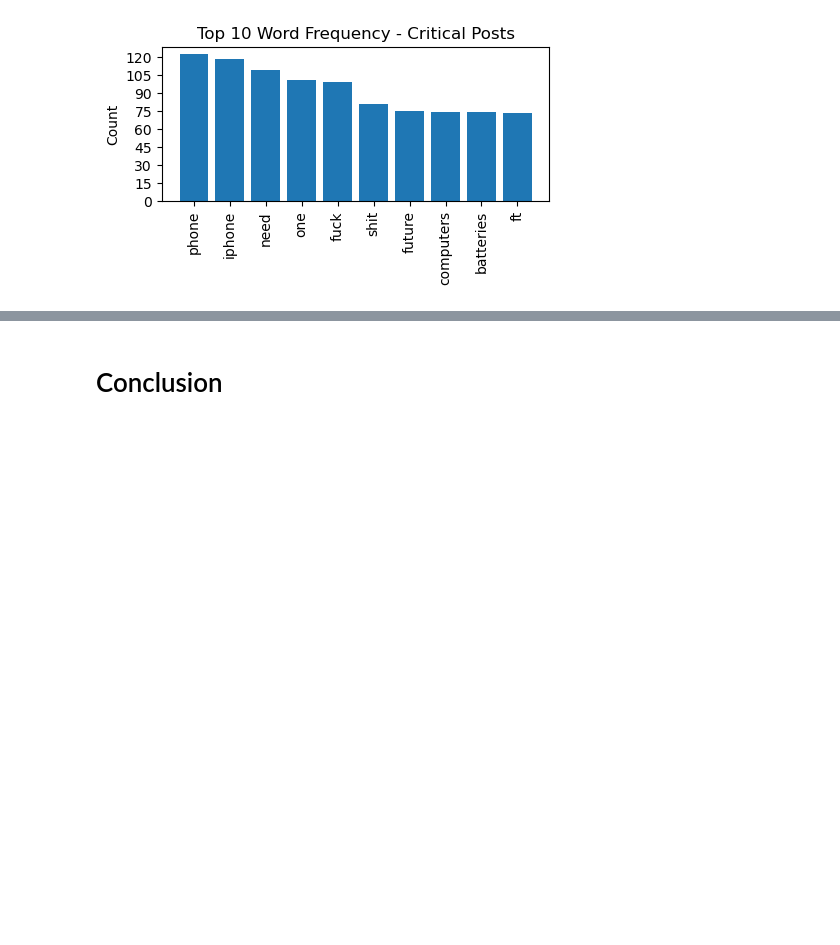
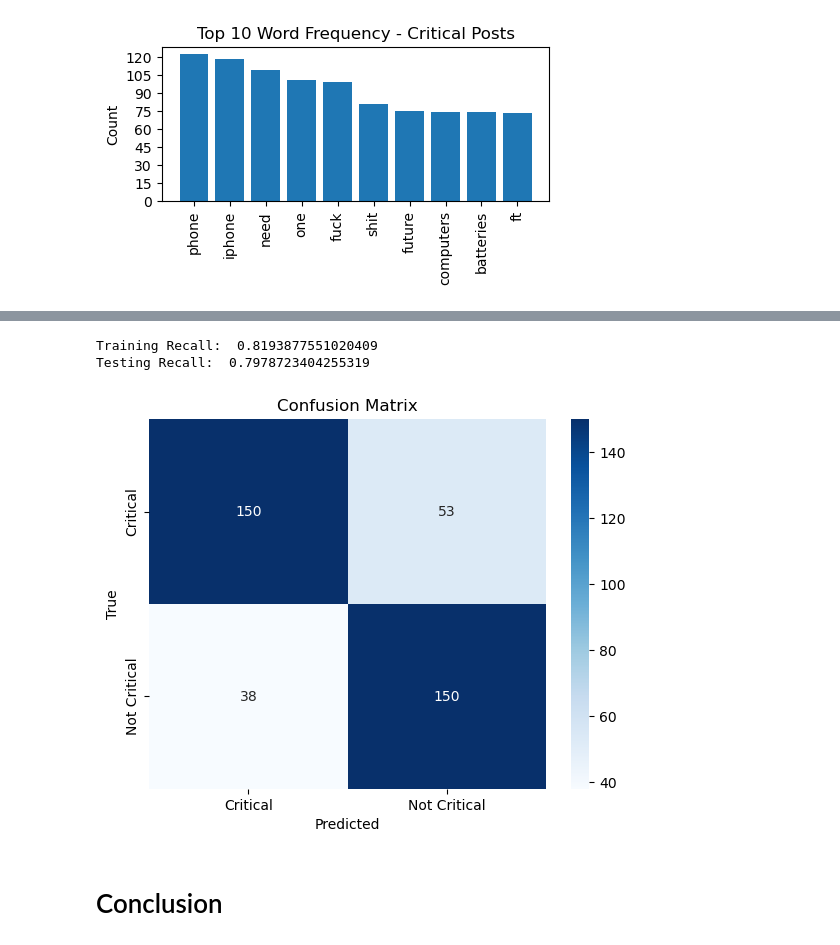
Before and after one commit to mkearns17/NLP_Project, a Jupyter notebook: notebook.ipynb, the cells around one changed output, grey strips where cells are left out. Saved outputs shown, nothing was run; the diff lists cells and outputs as text; code cells hidden in the pictures; blank space fills up the shorter version.

Commit message:
Updated models & markdowns/comments

```diff
--- a/notebook.ipynb
+++ b/notebook.ipynb
@@ -349,9 +333,11 @@ There is slight improvement as we are getting closer to 53% accuracy.
 from sklearn.ensemble import RandomForestClassifier
 from sklearn.model_selection import GridSearchCV
 
+#define pipeline
 pipe3 = Pipeline([('tfidf', TfidfVectorizer(max_features=2000,
                                             stop_words=lemmatized_stopwords,
-                                            tokenizer = lemmatize_tokenize)),
+                                            tokenizer = lemmatize_tokenize,
+                                            token_pattern=None)),
                   ('RF', RandomForestClassifier(random_state = 42))
                  ])
 
@@ -361,3 +347,9 @@ param_grid = {
     'RF__max_depth': [3, 5, 10],
     'RF__min_samples_split': [2, 5, 10],
     'RF__min_samples_leaf': [1, 2, 4],}
+
+# Define a grid search
+gridsearch = GridSearchCV(pipe3,param_grid,scoring = 'recall', cv = 5,return_train_score = True)
+
+# Fit the training data
+gridsearch.fit(X_train,y_train)
@@ -405,5 +395,15 @@ rf_model_optimized_cv
 # %%
-#Instantiate final model
-final_model = rf_model_optimized
-final_model.fit(X_train_vectorized, y_train_binary)
-final_model.score(X_train_vectorized, y_train_binary)
+#Define Final Model
+final_model = Pipeline([('tfidf', TfidfVectorizer(max_features=2000,
+                                            stop_words=lemmatized_stopwords,
+                                            tokenizer = lemmatize_tokenize,
+                                            token_pattern=None)),
+                  ('RF', RandomForestClassifier(max_depth = 3,
+                                                min_samples_leaf = 4,
+                                                min_samples_split = 2,
+                                                n_estimators = 200,
+                                                random_state = 42))
+                 ])
+
+#fit model to the train data
+final_model.fit(X_train, y_train)
@@ -429,17 +426,27 @@ final_model.score(final_X_test,y_test)
+# %%
+#Check recall scores of final model
+final_y_train_pred = final_model.predict(X_train)
+final_y_test_pred = final_model.predict(X_test)
+
+print('Training Recall: ', recall_score(y_train, final_y_train_pred))
+print('Testing Recall: ', recall_score(y_test, final_y_test_pred))
+# %% [output]
+Training Recall:  0.8193877551020409
+Testing Recall:  0.7978723404255319
 # %%
 #Make Confusion Matrix
 from sklearn.metrics import confusion_matrix
 from sklearn.metrics import ConfusionMatrixDisplay
 import seaborn as sns
 
-y_pred = final_model.predict(final_X_test)
-
-cm = confusion_matrix(y_test, y_pred)
+cm = confusion_matrix(y_test, final_y_test_pred)
 sns.heatmap(cm, annot=True, fmt='d', cmap='Blues',xticklabels = ['Critical','Not Critical'],yticklabels = ['Critical','Not Critical'])
 plt.xlabel("Predicted")
 plt.ylabel("True")
 plt.title("Confusion Matrix")
 plt.show();
+# %% [output]
+[figure, added]
 # %% [markdown]
 # Conclusion
 # %% [markdown]
```
Also changed, not shown: parts of 36 cells of this notebook.
